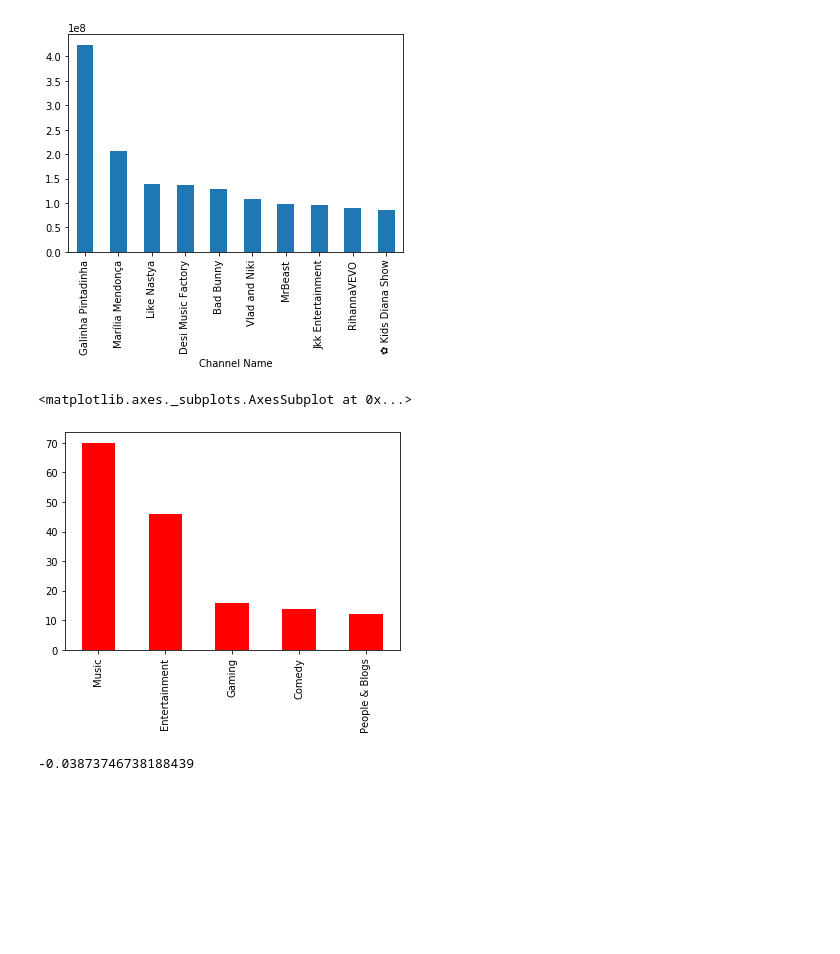
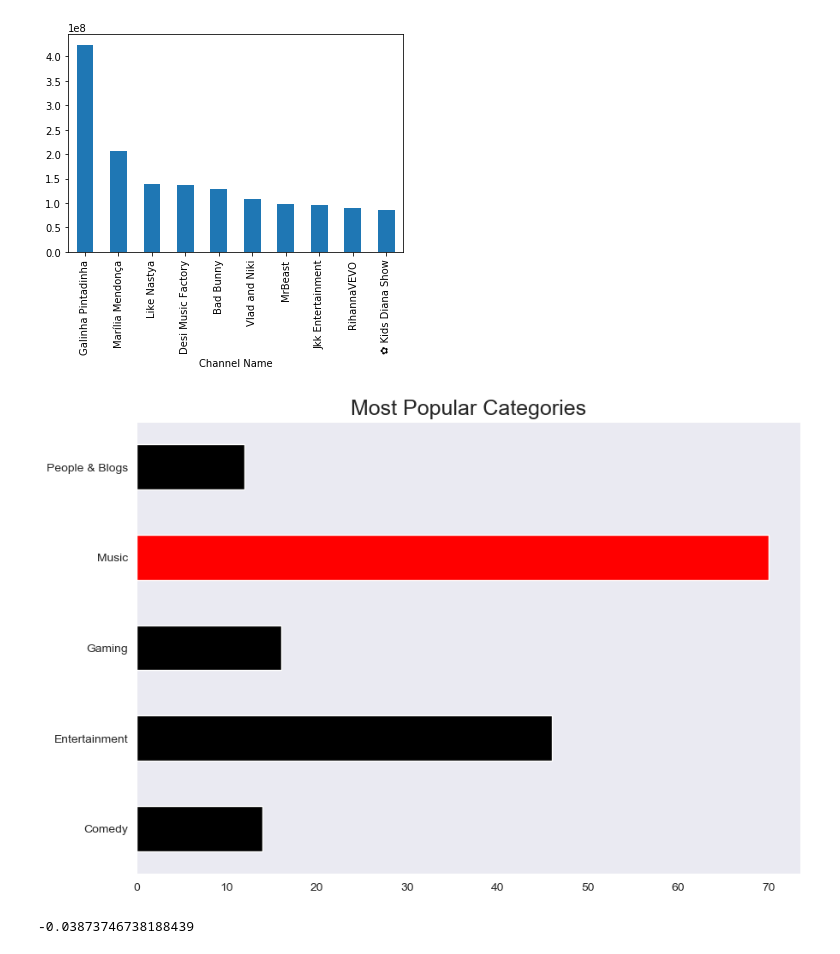
Before and after one commit to awojidetola/Youtube-Analysis, a Jupyter notebook: Exploratory Analysis.ipynb, the cells around one changed output. Drawn from its saved outputs; the diff is of its cells as text; code cells hidden in the pictures; blank space fills up the shorter version.

```diff
--- a/Exploratory Analysis.ipynb
+++ b/Exploratory Analysis.ipynb
@@ -154,11 +126,15 @@ views_avg.plot.bar()
 # %% [output]
 <matplotlib.axes._subplots.AxesSubplot at 0x...>
 [figure]
-# %%
-data['Main Video Category'].value_counts().nlargest(5).plot.bar(color='#FF0000')
-# %% [output]
-<matplotlib.axes._subplots.AxesSubplot at 0x...>
-[figure, removed]
+# %%
+
+fig = plt.figure(figsize =(10, 7), dpi=100)
+sns.set_style("dark")
+data['Main Video Category'].value_counts().nlargest(5).sort_index().plot.barh(color=['k','k','k','r','k'])
+plt.title("Most Popular Categories", fontsize=18)
+plt.show()
+# %% [output]
+[figure, added]
 # %%
 plt.scatter(data['Engagement Rate'], data['Views'])
 data['Engagement Rate'].corr(data.Views)
```
Also changed, not shown: parts of 10 cells of this notebook, 1 other file.
